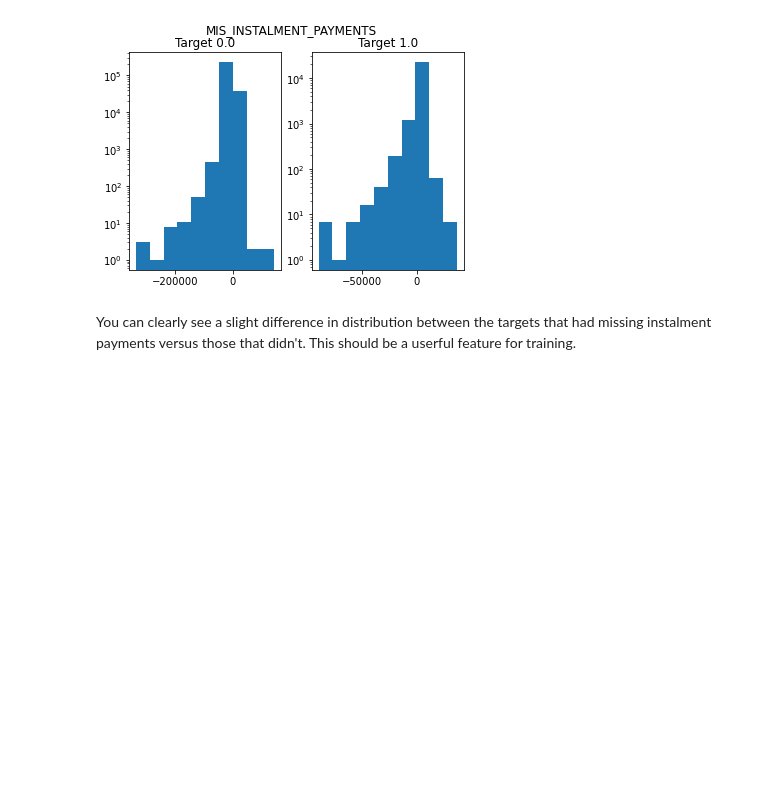
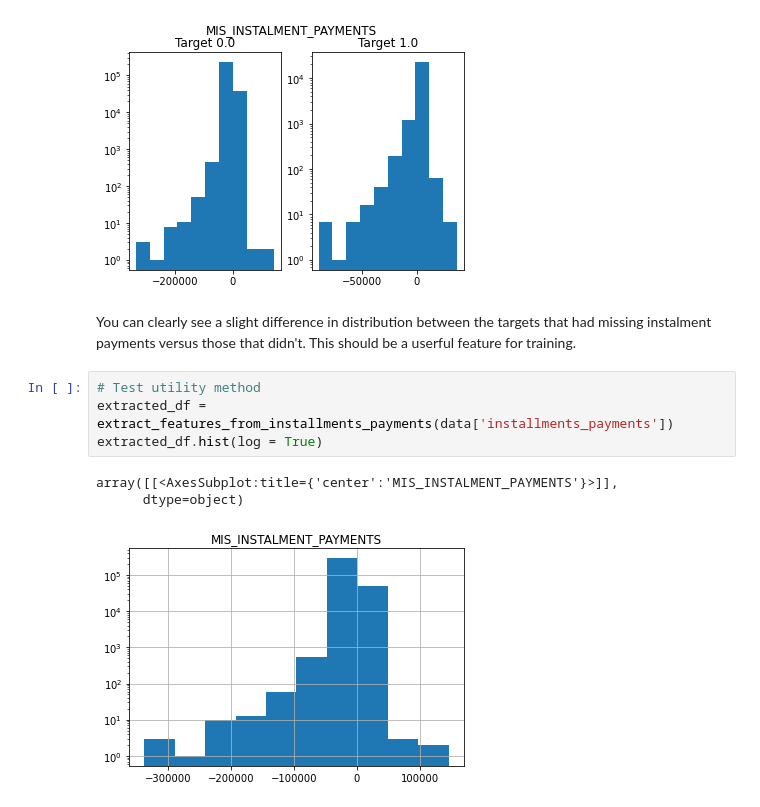
Before and after one commit to DSEI21000-S21/project-home-credit, a Jupyter notebook: experiments/amauris/installments_payments.ipynb, the cells around one changed output. Saved outputs shown, nothing was run; the diff lists cells and outputs as text; blank space fills up the shorter version.

Commit message:
Add utility method for extracting dataframe from instalment_payments

```diff
--- a/experiments/amauris/installments_payments.ipynb
+++ b/experiments/amauris/installments_payments.ipynb
@@ -122,3 +122,11 @@ for column in ['MIS_INSTALMENT_PAYMENTS']:
 [figure]
 # %% [markdown]
 You can clearly see a slight difference in distribution between the targets that had missing instalment payments versus those that didn't. This should be a userful feature for training.
+# %%
+# Test utility method
+extracted_df = extract_features_from_installments_payments(data['installments_payments'])
+extracted_df.hist(log = True)
+# %% [output]
+array([[<AxesSubplot:title={'center':'MIS_INSTALMENT_PAYMENTS'}>]],
+      dtype=object)
+[figure, added]
```
Also changed, not shown: parts of 1 cell of this notebook.
